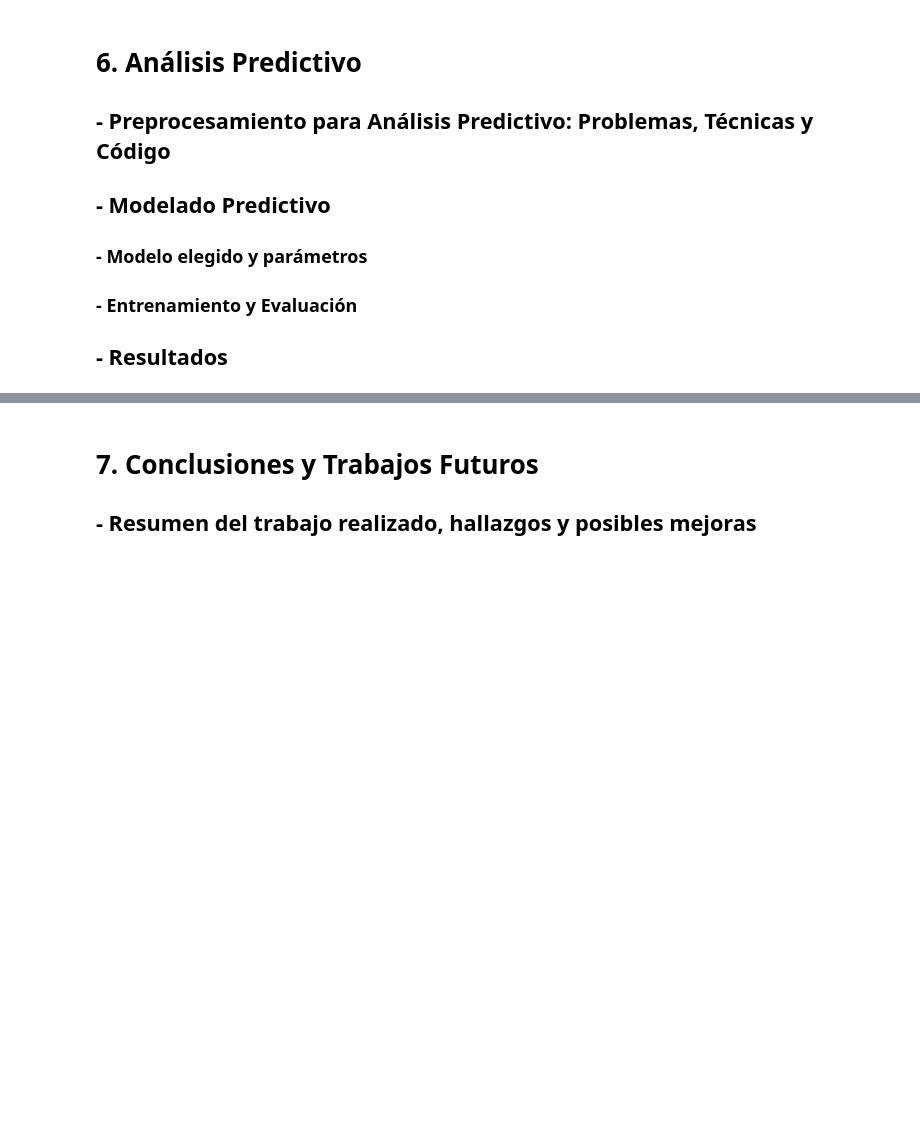
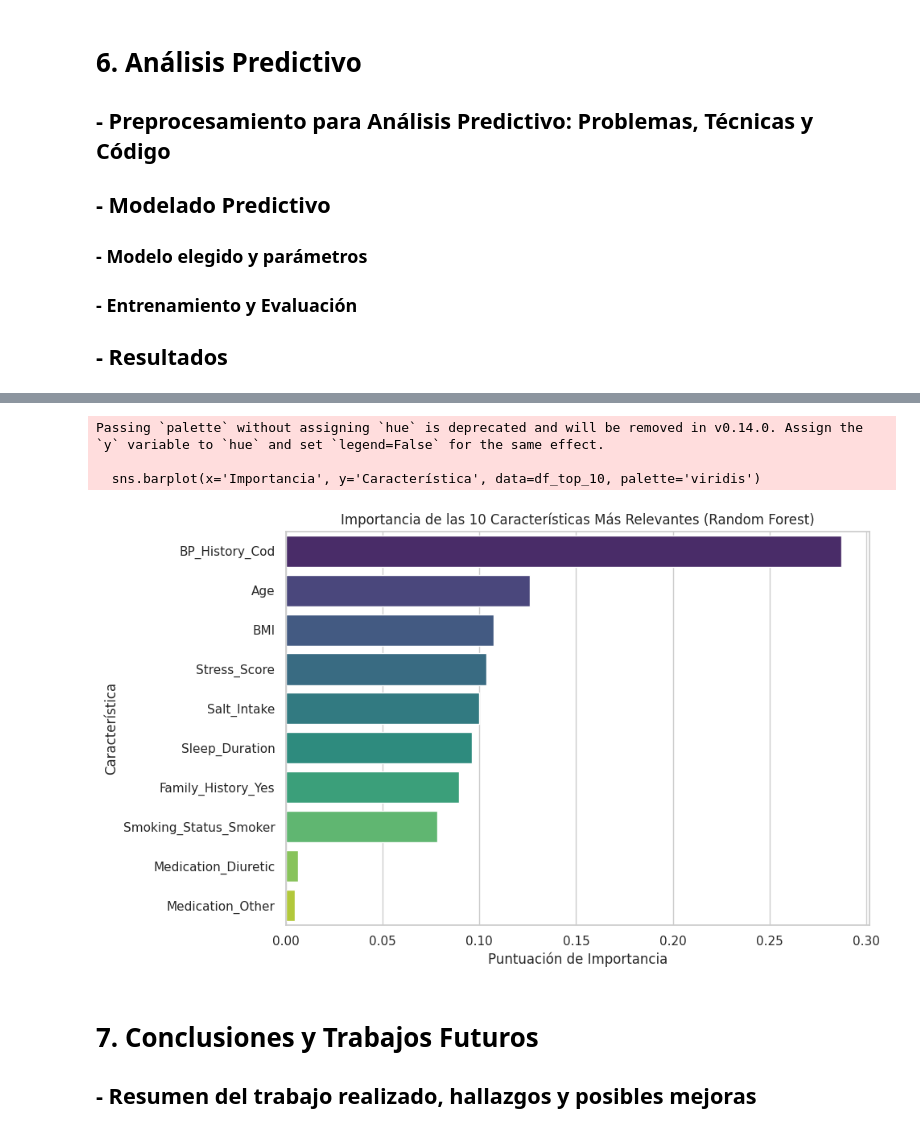
Before and after one commit to AleR26/ColabFiles, a Jupyter notebook: ProyectoProgADAP_263162.ipynb, the cells around one changed output, grey strips where cells are left out. Saved outputs shown, nothing was run; the diff lists cells and outputs as text; code cells hidden in the pictures; blank space fills up the shorter version.

```diff
--- a/ProyectoProgADAP_263162.ipynb
+++ b/ProyectoProgADAP_263162.ipynb
@@ -671,0 +787,5 @@ plt.show()
+# %%
+y = df['Has_Hypertension']
+X_super = df.drop(['Has_Hypertension', 'BP_History', 'Exercise_Level', 'Medication_Beta Blocker', 'Exercise_Level_Cod'], axis=1)
+X_train, X_test, y_train, y_test = train_test_split(X_super, y, test_size=0.2, random_state=42)
+X_super.head()
@@ -671,0 +803,7 @@ plt.show()
+# %%
+rf_model = RandomForestClassifier(n_estimators=100,
+                                  max_depth=15,
+                                  random_state=42)
+
+# 2. Entrenar el modelo
+rf_model.fit(X_train, y_train)
@@ -671,0 +812,14 @@ plt.show()
+# %%
+# 1. Hacer predicciones
+y_pred = rf_model.predict(X_test)
+
+# 2. Evaluar el rendimiento (¡debería ser alto!)
+accuracy = accuracy_score(y_test, y_pred)
+print(f"Accuracy del Random Forest: {accuracy:.4f}")
+
+# 3. Obtener la Importancia de las Características (para interpretación)
+# Esto te dará el mismo tipo de tabla que analizamos antes, pero más estable.
+importancias_rf = pd.Series(rf_model.feature_importances_, index=X_train.columns)
+
+print("\n--- Importancia de las Características (Random Forest) ---")
+print(importancias_rf.sort_values(ascending=False).head(10))
@@ -672,3 +841,26 @@ plt.show()
+# %%
+import matplotlib.pyplot as plt
+import seaborn as sns
+
+# Convert the Series to a DataFrame for plotting
+df_importancias_rf = importancias_rf.reset_index()
+df_importancias_rf.columns = ['Característica', 'Importancia']
+
+# Get the top 10 features
+df_top_10 = df_importancias_rf.sort_values(by='Importancia', ascending=False).head(10)
+
+plt.figure(figsize=(10, 6))
+sns.barplot(x='Importancia', y='Característica', data=df_top_10, palette='viridis')
+plt.title('Importancia de las 10 Características Más Relevantes (Random Forest)')
+plt.xlabel('Puntuación de Importancia')
+plt.ylabel('Característica')
+plt.tight_layout()
+plt.show()
+# %% [output]
+Passing `palette` without assigning `hue` is deprecated and will be removed in v0.14.0. Assign the `y` variable to `hue` and set `legend=False` for the same effect.
+
+  sns.barplot(x='Importancia', y='Característica', data=df_top_10, palette='viridis')
+[figure, added]
 # %% [markdown]
 # **7. Conclusiones y Trabajos Futuros**
 
```
Also changed, not shown: parts of 31 cells of this notebook.
